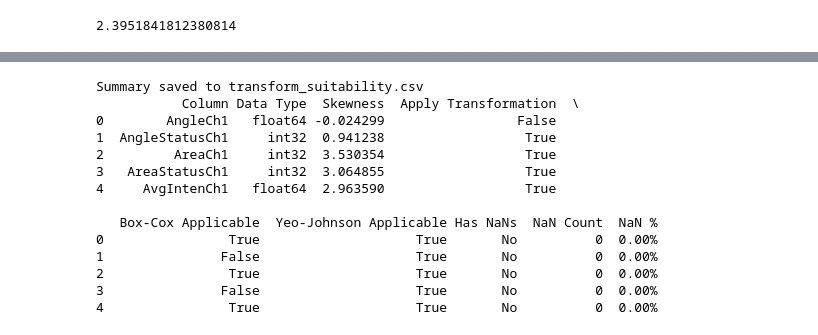
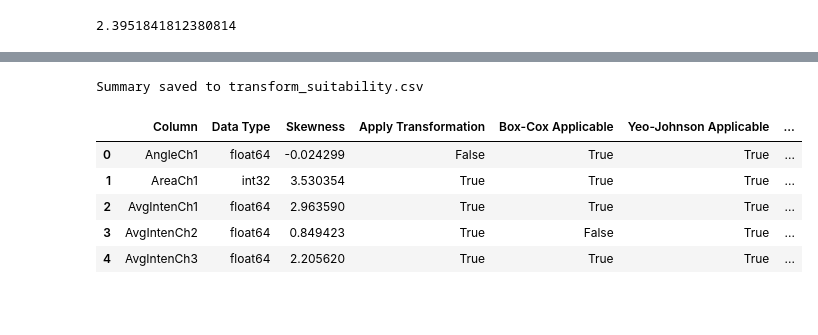
Before and after one commit to KABOSScodes/apm_projects, a Jupyter notebook: Pre-Processing/StartFile.ipynb, the cells around one changed output, grey strips where cells are left out. Saved outputs shown, nothing was run; the diff lists cells and outputs as text; code cells hidden in the pictures; blank space fills up the shorter version.

```diff
--- a/Pre-Processing/StartFile.ipynb
+++ b/Pre-Processing/StartFile.ipynb
@@ -99,6 +129,7 @@ plt.show()
 # %%
 def check_transform_suitability(df, save_csv=False, skew_bias=True, csv_path='transform_suitability.csv'):
     """
+    UPDATE DESCRIPTION:
     Check suitability of each column for Box-Cox and Yeo-Johnson transformations,
     and report missing value stats.
 
@@ -145,7 +176,6 @@ def check_transform_suitability(df, save_csv=False, skew_bias=True, csv_path='tr
             'Apply Transformation': (abs(skew_value) > 0.5) if skew_value is not None else False,
             'Box-Cox Applicable': boxcox_applicable,
             'Yeo-Johnson Applicable': yeojohnson_applicable,
-            'Has NaNs': has_nans,
             'NaN Count': nan_count,
             'NaN %': f"{nan_percent:.2f}%"
         })
@@ -161,26 +191,35 @@ def check_transform_suitability(df, save_csv=False, skew_bias=True, csv_path='tr
         print(f"Summary saved to {csv_path}")
 
     return summary_df, boxcox_cols, yeojohnson_cols
+
+def selective_transform(df, summary_df):
+    """
+    CONSIDER ADDING CENTERING AND FOR CONSITENCY'S SAKE
+    Transform columns in df if 'Apply Transformation' in summary_df is True.
+    Use Box-Cox if applicable, otherwise Yeo-Johnson. Only numeric columns are transformed.
+    """
+    from sklearn.preprocessing import PowerTransformer
+
+    transformed_df = df.copy()
+    for _, row in summary_df.iterrows():
+        col = row['Column']
+        apply = row['Apply Transformation']
+        boxcox_ok = row['Box-Cox Applicable']
+        yeojohnson_ok = row['Yeo-Johnson Applicable']
+        dtype = df[col].dtype
+
+        # Only transform if flagged, applicable, and numeric
+        if pd.api.types.is_numeric_dtype(dtype):
+            data = df[col].values.reshape(-1, 1)
+            if boxcox_ok and apply:
+                pt = PowerTransformer(method='box-cox')
+                transformed_df[col] = pt.fit_transform(data)
+            elif yeojohnson_ok and apply:
+                pt = PowerTransformer(method='yeo-johnson')
+                transformed_df[col] = pt.fit_transform(data)
+            else:
+                # Center and scale for the remaining columns
+                transformed_df[col] = (data - np.mean(data)) / np.std(data)
+            # If neither applicable, skip
+
+    return transformed_df
-# %%
-summary_df, boxcox_cols, yeojohnson_cols = check_transform_suitability(train_df, save_csv=True)
-
-print(summary_df.head())
-
-# Create new DataFrames with only columns suitable for each transform:
-df_boxcox = train_df[boxcox_cols]
-df_yeojohnson = train_df[yeojohnson_cols]
-# %% [output]
-Summary saved to transform_suitability.csv
-           Column Data Type  Skewness  Apply Transformation  \
-0        AngleCh1   float64 -0.024299                 False
-1  AngleStatusCh1     int32  0.941238                  True
-2         AreaCh1     int32  3.530354                  True
-3   AreaStatusCh1     int32  3.064855                  True
-4     AvgIntenCh1   float64  2.963590                  True
-
-   Box-Cox Applicable  Yeo-Johnson Applicable Has NaNs  NaN Count  NaN %
-0                True                    True       No          0  0.00%
-1               False                    True       No          0  0.00%
-2                True                    True       No          0  0.00%
-3               False                    True       No          0  0.00%
-4                True                    True       No          0  0.00%
@@ -202,0 +226,16 @@ df_boxcox_trans = pd.DataFrame(boxcox_trans, columns=df_boxcox.columns)
+# %%
+# The original data contains "status" columns that are binary versions of the predictors.
+# We remove these before applying the transformation functions defined above.
+train_df = train_df[[col for col in train_df.columns if "Status" not in col]]
+
+# Apply transformation suitability check
+summary_df, boxcox_cols, yeojohnson_cols = check_transform_suitability(train_df, save_csv=True)
+summary_df.head()  # Preview the summary DataFrame
+# %% [output]
+Summary saved to transform_suitability.csv
+|  | Column | Data Type | Skewness | Apply Transformation | Box-Cox Applicable | Yeo-Johnson Applicable | ... |
+| 0 | AngleCh1 | float64 | -0.024299 | False | True | True | ... |
+| 1 | AreaCh1 | int32 | 3.530354 | True | True | True | ... |
+| 2 | AvgIntenCh1 | float64 | 2.963590 | True | True | True | ... |
+| 3 | AvgIntenCh2 | float64 | 0.849423 | True | False | True | ... |
+| 4 | AvgIntenCh3 | float64 | 2.205620 | True | True | True | ... |
```
Also changed, not shown: parts of 19 cells of this notebook, 1 other file.
